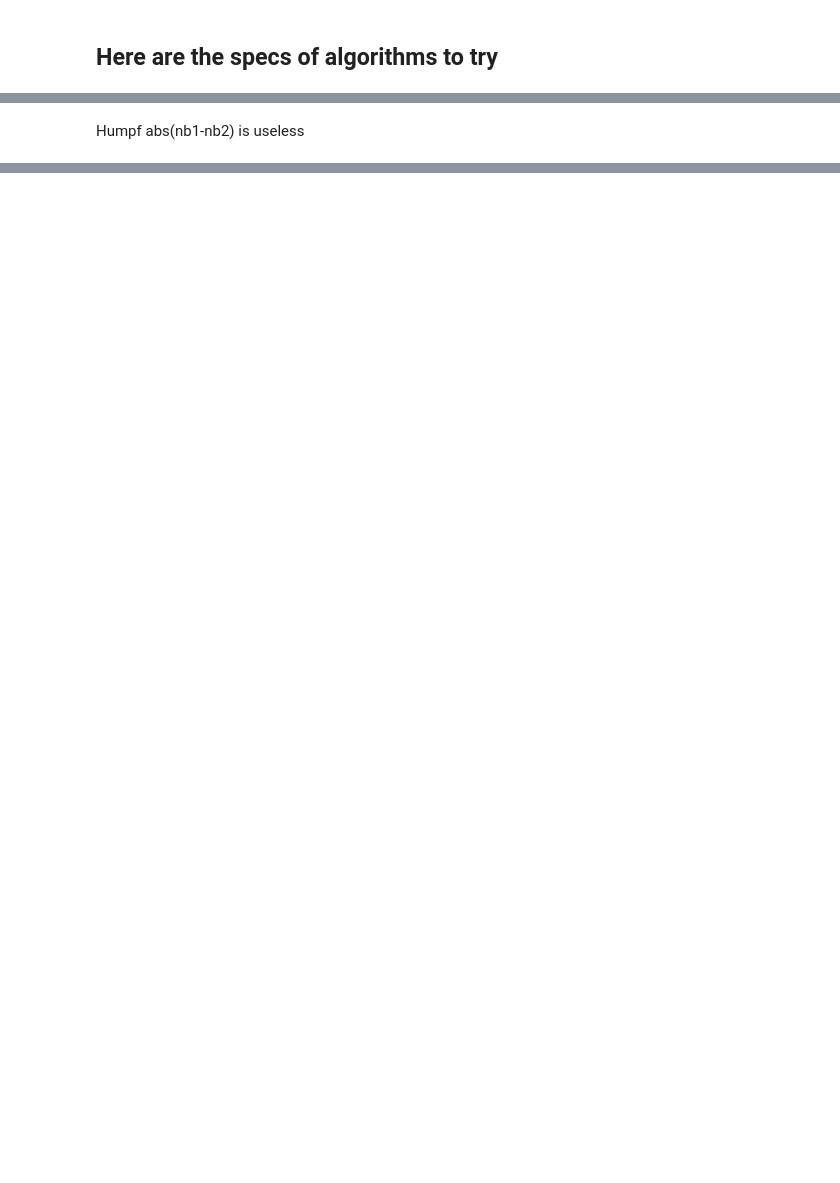
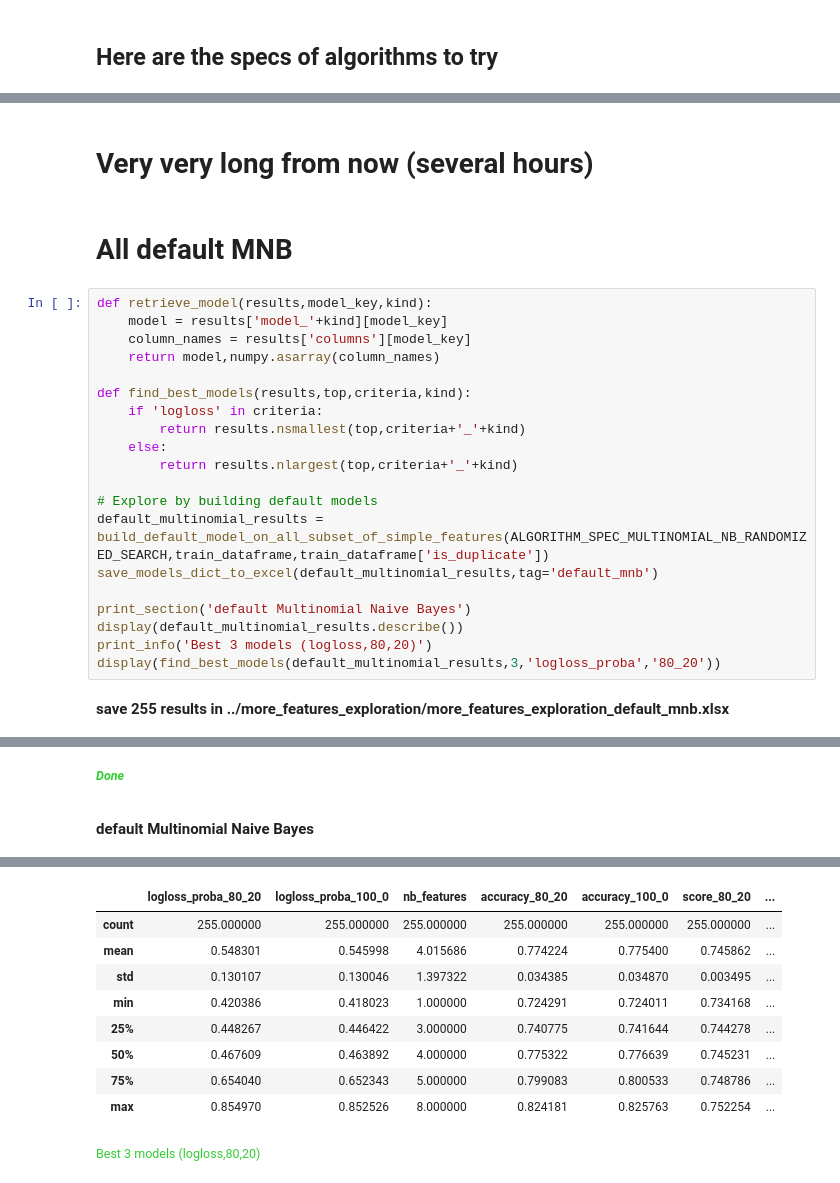
Before and after one commit to acharroux/QuoraPairs, a Jupyter notebook: BruteForce/more_features_exploration.ipynb, the cells around one changed output, grey strips where cells are left out. Saved outputs shown, nothing was run; the diff lists cells and outputs as text; blank space fills up the shorter version.

```diff
--- a/BruteForce/more_features_exploration.ipynb
+++ b/BruteForce/more_features_exploration.ipynb
@@ -552,2 +717,26 @@ accuracy_80_20|score_80_20|logloss_proba_80_20|time_80_20|accuracy_100_0|score_1
-# %% [markdown]
-Humpf abs(nb1-nb2) is useless
+# %% [markdown]
+# Very very long from now (several hours)
+# %% [markdown]
+# All default MNB
+# %%
+def retrieve_model(results,model_key,kind):
+    model = results['model_'+kind][model_key]
+    column_names = results['columns'][model_key]
+    return model,numpy.asarray(column_names)
+
+def find_best_models(results,top,criteria,kind):
+    if 'logloss' in criteria:
+        return results.nsmallest(top,criteria+'_'+kind)
+    else:
+        return results.nlargest(top,criteria+'_'+kind)
+
+# Explore by building default models
+default_multinomial_results = build_default_model_on_all_subset_of_simple_features(ALGORITHM_SPEC_MULTINOMIAL_NB_RANDOMIZED_SEARCH,train_dataframe,train_dataframe['is_duplicate'])
+save_models_dict_to_excel(default_multinomial_results,tag='default_mnb')
+
+print_section('default Multinomial Naive Bayes')
+display(default_multinomial_results.describe())
+print_info('Best 3 models (logloss,80,20)')
+display(find_best_models(default_multinomial_results,3,'logloss_proba','80_20'))
+# %% [output]
+save 255 results in ../more_features_exploration/more_features_exploration_default_mnb.xlsx
@@ -553,0 +744,2 @@ Humpf abs(nb1-nb2) is useless
+Done
+default Multinomial Naive Bayes
@@ -553,0 +747,10 @@ Humpf abs(nb1-nb2) is useless
+|  | logloss_proba_80_20 | logloss_proba_100_0 | nb_features | accuracy_80_20 | accuracy_100_0 | score_80_20 | ... |
+| count | 255.000000 | 255.000000 | 255.000000 | 255.000000 | 255.000000 | 255.000000 | ... |
+| mean | 0.548301 | 0.545998 | 4.015686 | 0.774224 | 0.775400 | 0.745862 | ... |
+| std | 0.130107 | 0.130046 | 1.397322 | 0.034385 | 0.034870 | 0.003495 | ... |
+| min | 0.420386 | 0.418023 | 1.000000 | 0.724291 | 0.724011 | 0.734168 | ... |
+| 25% | 0.448267 | 0.446422 | 3.000000 | 0.740775 | 0.741644 | 0.744278 | ... |
+| 50% | 0.467609 | 0.463892 | 4.000000 | 0.775322 | 0.776639 | 0.745231 | ... |
+| 75% | 0.654040 | 0.652343 | 5.000000 | 0.799083 | 0.800533 | 0.748786 | ... |
+| max | 0.854970 | 0.852526 | 8.000000 | 0.824181 | 0.825763 | 0.752254 | ... |
+Best 3 models (logloss,80,20)
```
Also changed, not shown: parts of 33 cells of this notebook, 3 other files.
